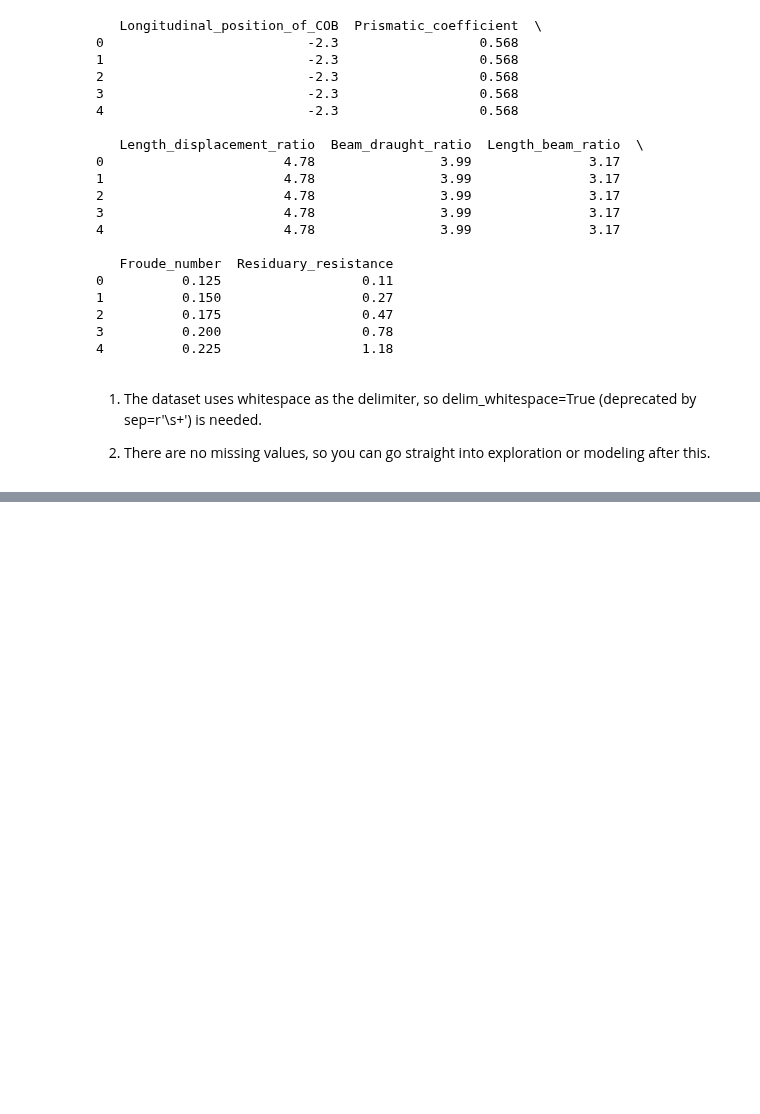
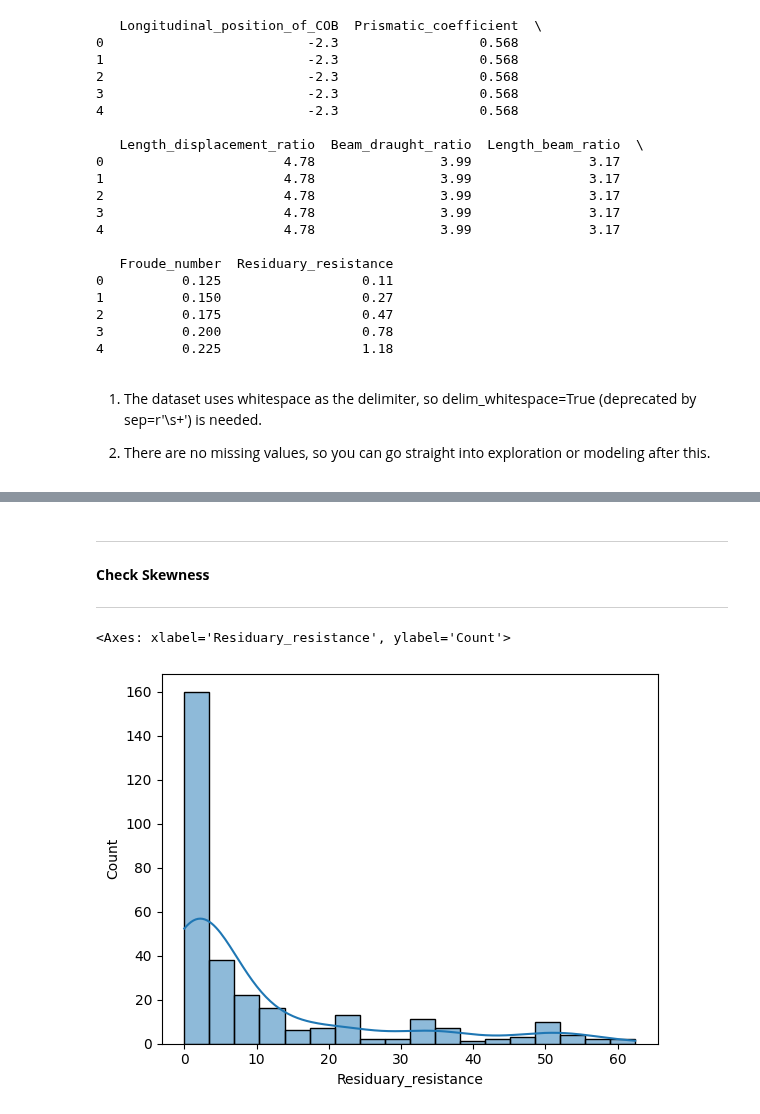
Before and after one commit to JuanZapa7a/AINavalEngineering, a Jupyter notebook: Yacht_Hydrodynamics_Dataset.ipynb, the cells around one changed output, grey strips where cells are left out. Cells and saved outputs as stored; diff of their text form; code cells hidden in the pictures; blank space fills up the shorter version.

```diff
--- a/Yacht_Hydrodynamics_Dataset.ipynb
+++ b/Yacht_Hydrodynamics_Dataset.ipynb
@@ -42,5 +70,6 @@ Load the dataset
 # %%
-import pandas as pd
+# Load the dataset
+filename = '/content/sample_data/yacht_hydrodynamics.data'
 
 # Column names based on the dataset description
 column_names = [
@@ -53,12 +82,9 @@ column_names = [
     "Residuary_resistance"
 ]
 
-# Dataset URL from the UCI repository
-url = "https://archive.ics.uci.edu/ml/machine-learning-databases/00243/yacht_hydrodynamics.data"
-
 
 # Load the dataset
-df = pd.read_csv(url, sep=r'\s+', names=column_names)
+df = pd.read_csv(filename, sep=r'\s+', names=column_names)
 
 # Preview the first few rows
 print(df.head())
@@ -89,0 +274,11 @@ print(df.head())
+# %% [markdown]
+---
+**Check Skewness**
+
+---
+# %%
+import seaborn as sns
+sns.histplot(data=df, x="Residuary_resistance", kde=True)
+# %% [output]
+<Axes: xlabel='Residuary_resistance', ylabel='Count'>
+[figure, added]
```
Also changed, not shown: parts of 20 cells of this notebook.
